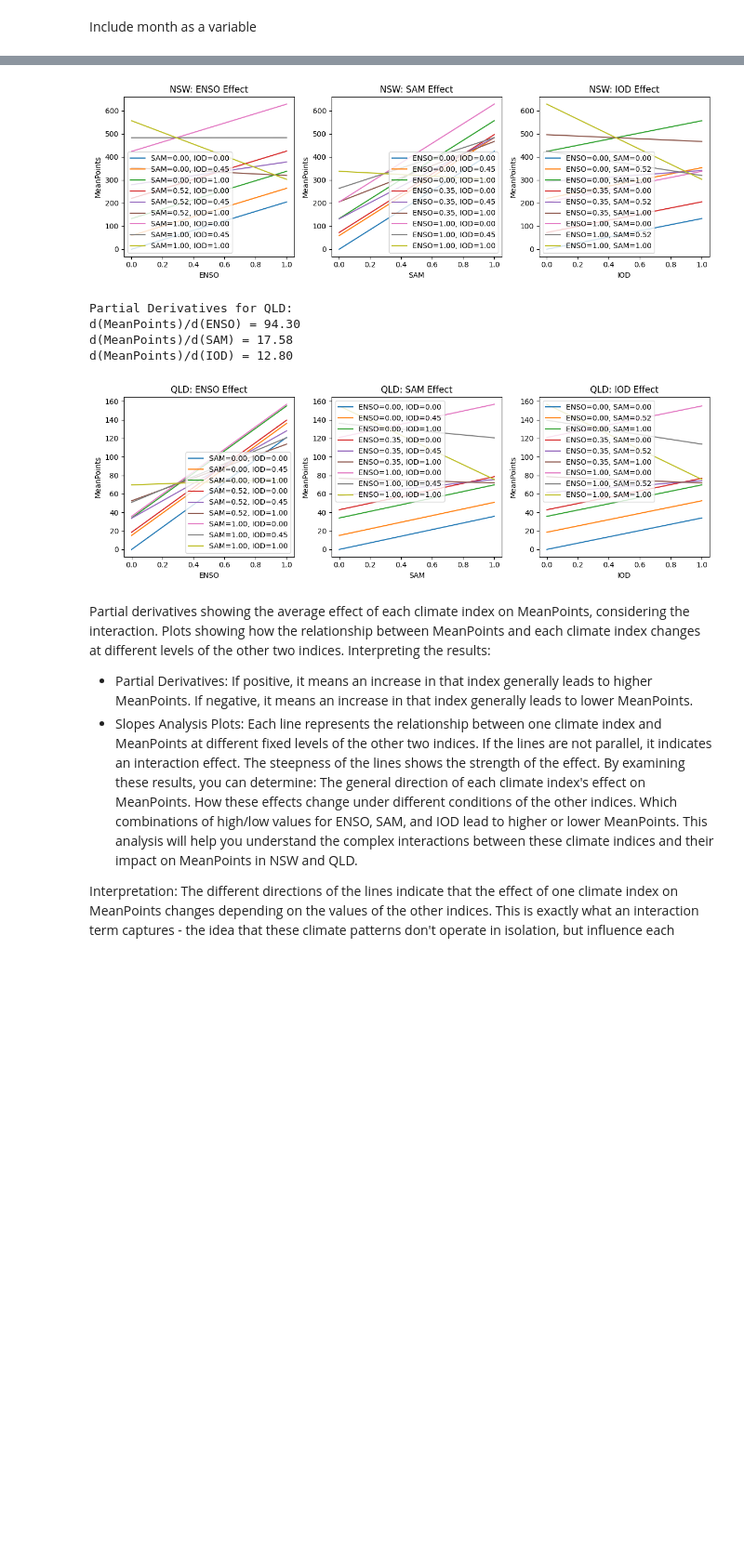
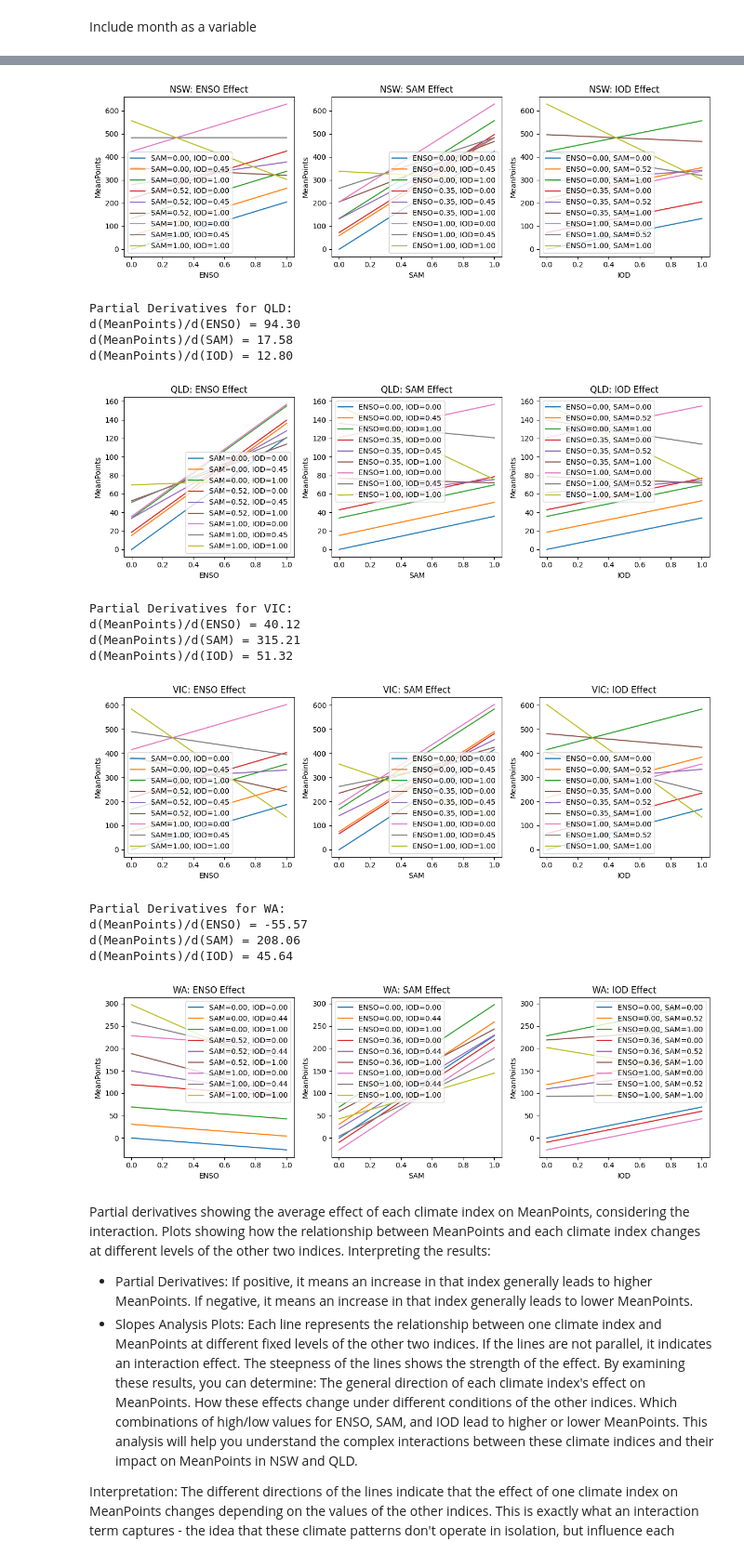
Before and after one commit to sophiecurio/australian_climate_gliding, a Jupyter notebook: analysis_files/regression.ipynb, the cells around one changed output, grey strips where cells are left out. Shown: that part at 93% size. Saved outputs shown, nothing was run; the diff lists cells and outputs as text; code cells hidden in the pictures; blank space fills up the shorter version.

```diff
--- a/analysis_files/regression.ipynb
+++ b/analysis_files/regression.ipynb
@@ -650,36 +650,46 @@ def analyze_interaction(state_name, model, X):
     plt.show()
 
 # Analyze NSW and QLD
-for state_name in ['NSW', 'QLD']:
+for state_name in ['NSW', 'QLD', 'VIC', 'WA']:
     state = state_dfs[state_name]
     X = state[['ENSO', 'SAM', 'IOD']]
     y = state['MeanPoints']
 
     # Standardize the independent variables
     scaler = MinMaxScaler()
     X_scaled = pd.DataFrame(scaler.fit_transform(X), columns=X.columns, index=X.index)
 
     # Create interaction terms
     X_scaled['ENSO_SAM_IOD'] = X_scaled['ENSO'] * X_scaled['SAM'] * X_scaled['IOD']
 
     # Add a constant to the model (intercept)
     X_scaled = sm.add_constant(X_scaled)
 
     # Fit the regression model
     model = sm.OLS(y, X_scaled).fit()
 
     analyze_interaction(state_name, model, X_scaled)
 # %% [output]
 Partial Derivatives for NSW:
 d(MeanPoints)/d(ENSO) = 98.59
 d(MeanPoints)/d(SAM) = 351.60
 d(MeanPoints)/d(IOD) = 48.48
 [figure]
 Partial Derivatives for QLD:
 d(MeanPoints)/d(ENSO) = 94.30
 d(MeanPoints)/d(SAM) = 17.58
 d(MeanPoints)/d(IOD) = 12.80
 [figure]
+Partial Derivatives for VIC:
+d(MeanPoints)/d(ENSO) = 40.12
+d(MeanPoints)/d(SAM) = 315.21
+d(MeanPoints)/d(IOD) = 51.32
+[figure, added]
+Partial Derivatives for WA:
+d(MeanPoints)/d(ENSO) = -55.57
+d(MeanPoints)/d(SAM) = 208.06
+d(MeanPoints)/d(IOD) = 45.64
+[figure, added]
 # %% [markdown]
 Partial derivatives showing the average effect of each climate index on MeanPoints, considering the interaction.
 Plots showing how the relationship between MeanPoints and each climate index changes at different levels of the other two indices.
```
Also changed, not shown: parts of 4 cells of this notebook, 8 other files.
